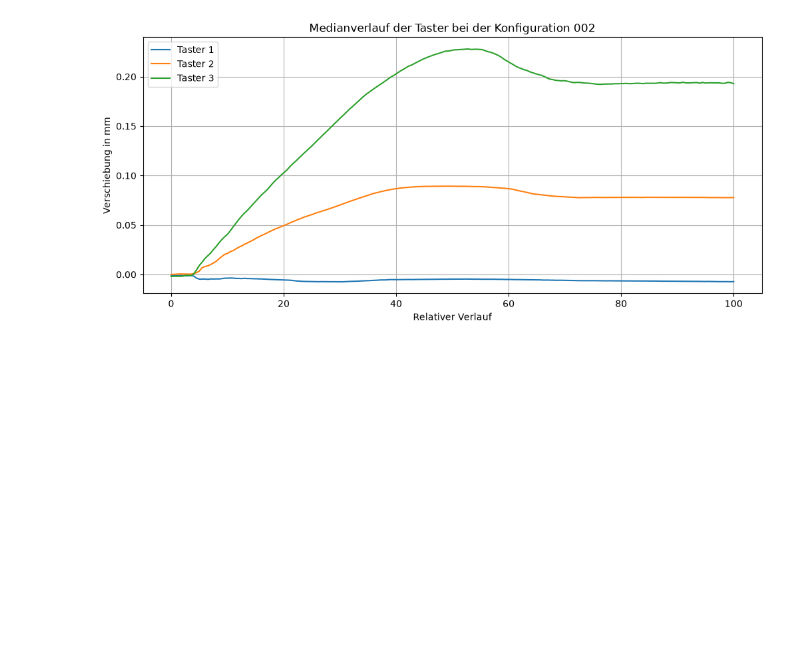
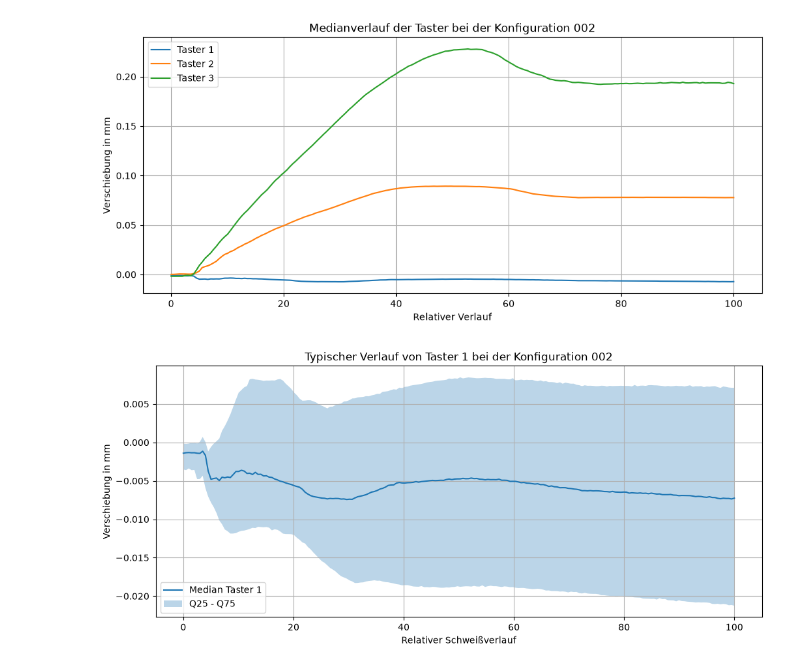
Before and after one commit to molnarkop04/industrial-ai-timeseries, a Jupyter notebook: projects/laser_welding_quality/notebooks/laserWelding.ipynb, the cells around one changed output. Cells and saved outputs as stored; diff of their text form; code cells hidden in the pictures; blank space fills up the shorter version.

```diff
--- a/projects/laser_welding_quality/notebooks/laserWelding.ipynb
+++ b/projects/laser_welding_quality/notebooks/laserWelding.ipynb
@@ -563,3 +563,38 @@ plt.grid()
 plt.show()
 # %% [output]
 [figure]
+# %%
+q25Taster1_2 = np.quantile(verlaufTaster1_2, 0.25, axis = 0)
+q75Taster1_2 = np.quantile(verlaufTaster1_2, 0.75, axis = 0)
+
+q25Taster2_2 = np.quantile(verlaufTaster2_2, 0.25, axis = 0)
+q75Taster2_2 = np.quantile(verlaufTaster2_2, 0.75, axis = 0)
+
+q25Taster3_2 = np.quantile(verlaufTaster3_2, 0.25, axis = 0)
+q75Taster3_2 = np.quantile(verlaufTaster3_2, 0.75, axis = 0)
+# %%
+plt.figure(figsize = (12, 5))
+
+plt.plot(
+    xAchse,
+    medianVerlaufTaster1_2,
+    label = "Median Taster 1"
+)
+
+plt.fill_between(
+    xAchse,
+    q25Taster1_2,
+    q75Taster1_2,
+    alpha = 0.3,
+    label = "Q25 - Q75"
+)
+
+plt.xlabel("Relativer Schweißverlauf")
+plt.ylabel("Verschiebung in mm")
+plt.title("Typischer Verlauf von Taster 1 bei der Konfiguration 002")
+plt.legend()
+plt.grid()
+
+plt.show()
+# %% [output]
+[figure, added]
```
Also changed, not shown: parts of 2 cells of this notebook.
